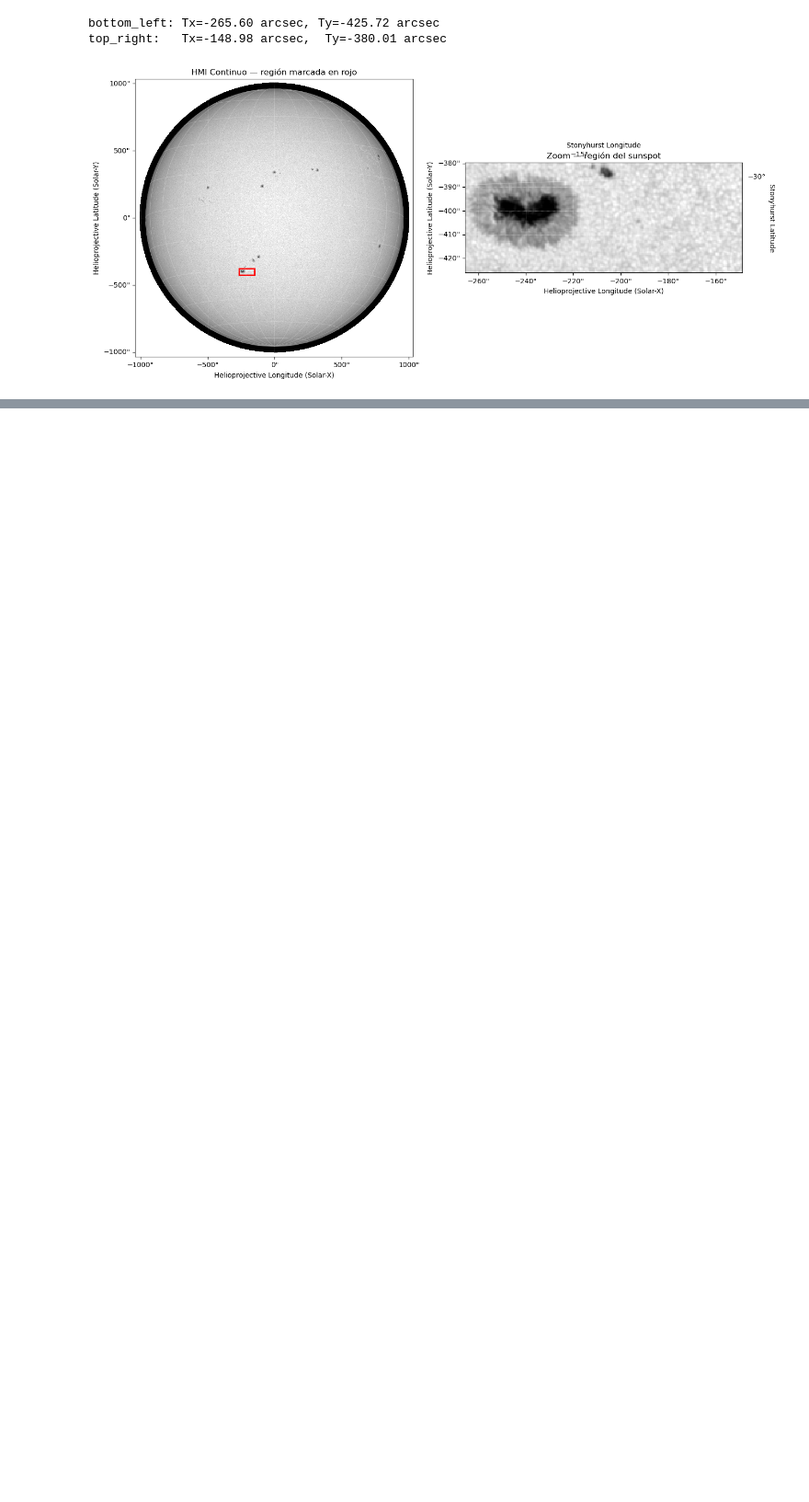
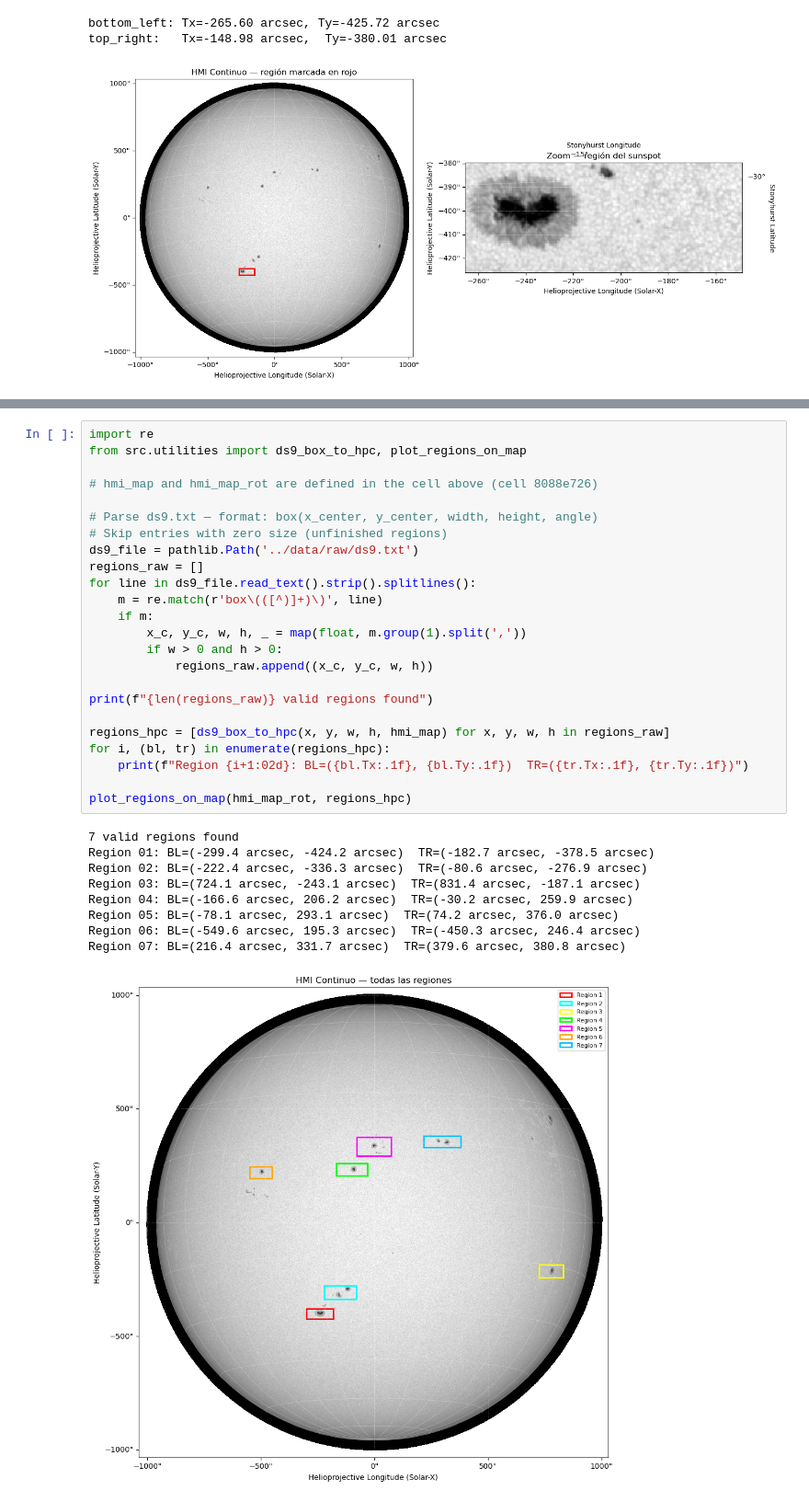
Before and after one commit to thomatrixting/sun_spots_pulsation_review, a Jupyter notebook: notebooks/01_download_data.ipynb, the cells around one changed output, grey strips where cells are left out. Shown at 92% size. Cells and saved outputs as stored; diff of their text form; blank space fills up the shorter version.

Commit message:
created functions to interpret region made on ds9 and send request to json in other to dowload them, applied this function to the 7 regions found by hand on the file ds9.txt

```diff
--- a/notebooks/01_download_data.ipynb
+++ b/notebooks/01_download_data.ipynb
@@ -308,0 +313,34 @@ INFO: 3 URLs found for download. Full request totaling 1MB [sunpy.net.jsoc.jsoc]
+# %%
+import re
+from src.utilities import ds9_box_to_hpc, plot_regions_on_map
+
+# hmi_map and hmi_map_rot are defined in the cell above (cell 8088e726)
+
+# Parse ds9.txt — format: box(x_center, y_center, width, height, angle)
+# Skip entries with zero size (unfinished regions)
+ds9_file = pathlib.Path('../data/raw/ds9.txt')
+regions_raw = []
+for line in ds9_file.read_text().strip().splitlines():
+    m = re.match(r'box\(([^)]+)\)', line)
+    if m:
+        x_c, y_c, w, h, _ = map(float, m.group(1).split(','))
+        if w > 0 and h > 0:
+            regions_raw.append((x_c, y_c, w, h))
+
+print(f"{len(regions_raw)} valid regions found")
+
+regions_hpc = [ds9_box_to_hpc(x, y, w, h, hmi_map) for x, y, w, h in regions_raw]
+for i, (bl, tr) in enumerate(regions_hpc):
+    print(f"Region {i+1:02d}: BL=({bl.Tx:.1f}, {bl.Ty:.1f})  TR=({tr.Tx:.1f}, {tr.Ty:.1f})")
+
+plot_regions_on_map(hmi_map_rot, regions_hpc)
+# %% [output]
+7 valid regions found
+Region 01: BL=(-299.4 arcsec, -424.2 arcsec)  TR=(-182.7 arcsec, -378.5 arcsec)
+Region 02: BL=(-222.4 arcsec, -336.3 arcsec)  TR=(-80.6 arcsec, -276.9 arcsec)
+Region 03: BL=(724.1 arcsec, -243.1 arcsec)  TR=(831.4 arcsec, -187.1 arcsec)
+Region 04: BL=(-166.6 arcsec, 206.2 arcsec)  TR=(-30.2 arcsec, 259.9 arcsec)
+Region 05: BL=(-78.1 arcsec, 293.1 arcsec)  TR=(74.2 arcsec, 376.0 arcsec)
+Region 06: BL=(-549.6 arcsec, 195.3 arcsec)  TR=(-450.3 arcsec, 246.4 arcsec)
+Region 07: BL=(216.4 arcsec, 331.7 arcsec)  TR=(379.6 arcsec, 380.8 arcsec)
+[figure, added]
```
Also changed, not shown: parts of 5 cells of this notebook, 1 other file.
